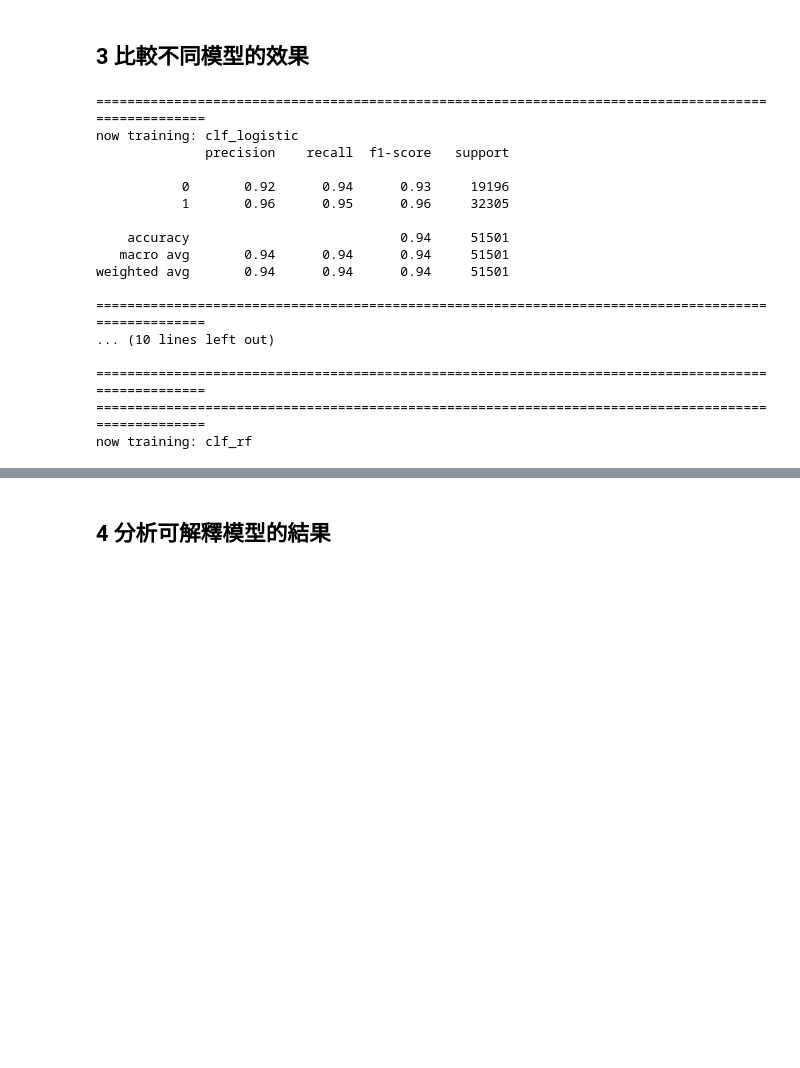
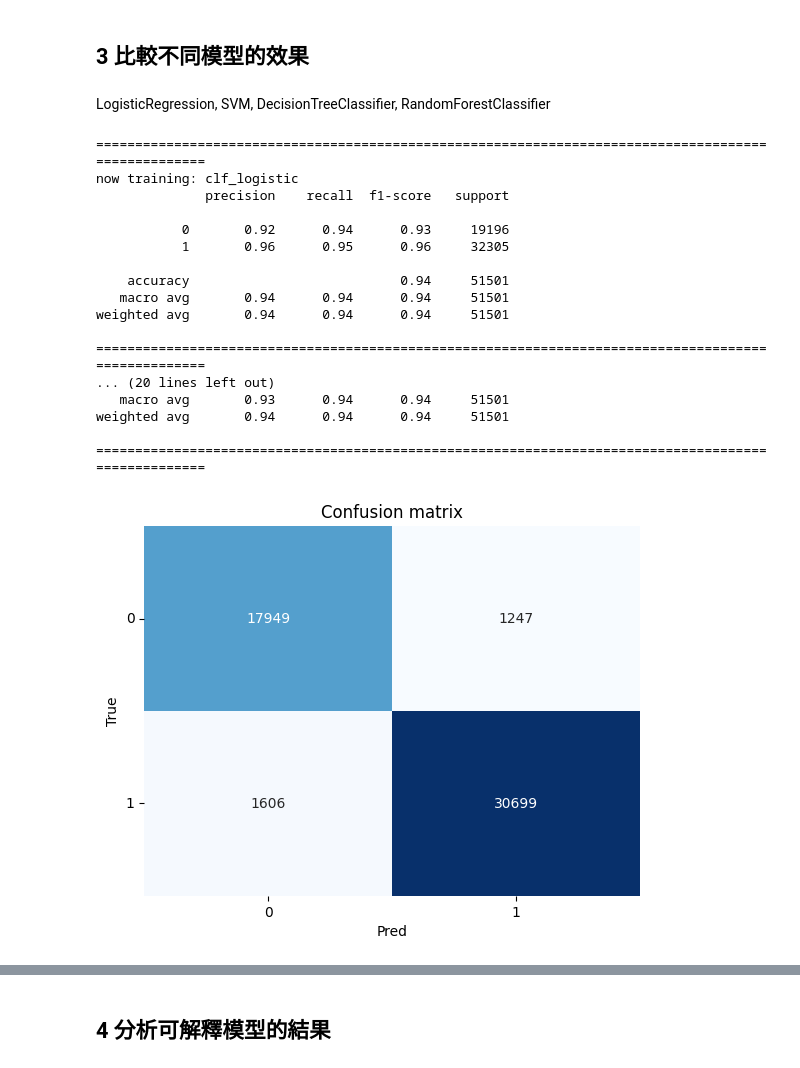
Before and after one commit to whats2000/LLMGenerateTextClassifier, a Jupyter notebook: TraditionalModelClassifier/Classifier.ipynb, the cells around one changed output, grey strips where cells are left out. Saved outputs shown, nothing was run; the diff lists cells and outputs as text; code cells hidden in the pictures; blank space fills up the shorter version.

```diff
--- a/TraditionalModelClassifier/Classifier.ipynb
+++ b/TraditionalModelClassifier/Classifier.ipynb
@@ -407,49 +416,48 @@ clf = LogisticRegression(max_iter=1000)
 result = train_cv(vectorizer, clf, X_train, y_train)
 # %% [markdown]
 ## 3 比較不同模型的效果
+# %% [markdown]
+LogisticRegression, SVM, DecisionTreeClassifier, RandomForestClassifier
 # %%
 # 準備訓練資料
 X = data["text"]
 y = data["label"]
-
 # 把整個資料集七三切
 X_train, X_test, y_train, y_test = train_test_split(
     X, y, test_size=0.3, random_state=777
 )
-
 # 定義模型訓練組合
 model_set = dict()
 model_set['clf_logistic'] = LogisticRegression(max_iter=1000)
 model_set['clf_dtree'] = DecisionTreeClassifier()
-model_set['clf_svm'] = svm.SVC(probability=True) # 要使用SVM的predict_proba的話，必須在叫出SVC的時候就將probability設為True
+# model_set['clf_svm'] = svm.SVC(probability=True) # 要使用SVM的predict_proba的話，必須在叫出SVC的時候就將probability設為True
 model_set['clf_rf'] = RandomForestClassifier()
-
 # 定義 vectorizer
 vectorizer = CountVectorizer(max_features=1000, stop_words="english")
-
 # 存結果
 result_set = dict()
 
 for k, model in model_set.items():
     print("="*100)
     print(f"now training: {k}")
     result_set[k] = train_cv(vectorizer, model, X_train, y_train)
     print("="*100)
 # %% [output]
 ====================================================================================================
 now training: clf_logistic
               precision    recall  f1-score   support
 
            0       0.92      0.94      0.93     19196
            1       0.96      0.95      0.96     32305
 
     accuracy                           0.94     51501
    macro avg       0.94      0.94      0.94     51501
 weighted avg       0.94      0.94      0.94     51501
 
 ====================================================================================================
-... (10 lines left out)
+... (20 lines left out)
+   macro avg       0.93      0.94      0.94     51501
+weighted avg       0.94      0.94      0.94     51501
 
 ====================================================================================================
-====================================================================================================
-now training: clf_rf
+[figure, added]
```
Also changed, not shown: parts of 30 cells of this notebook.
